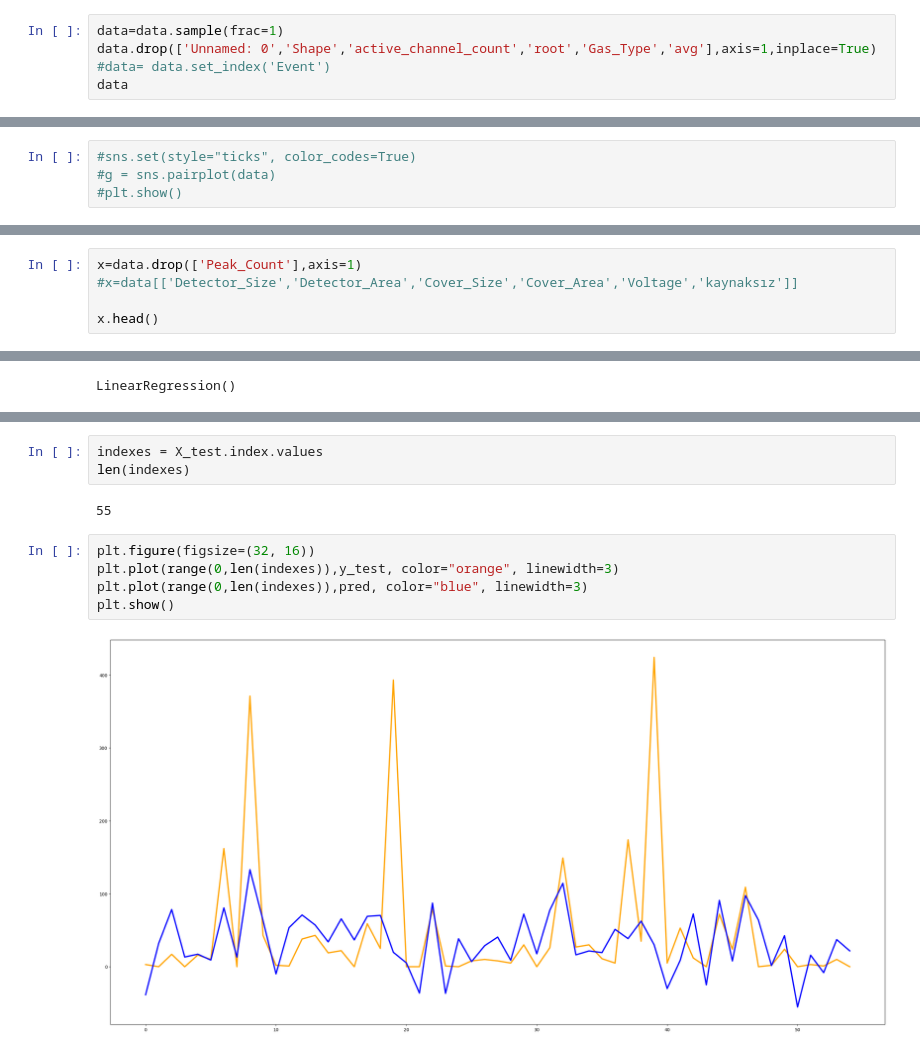
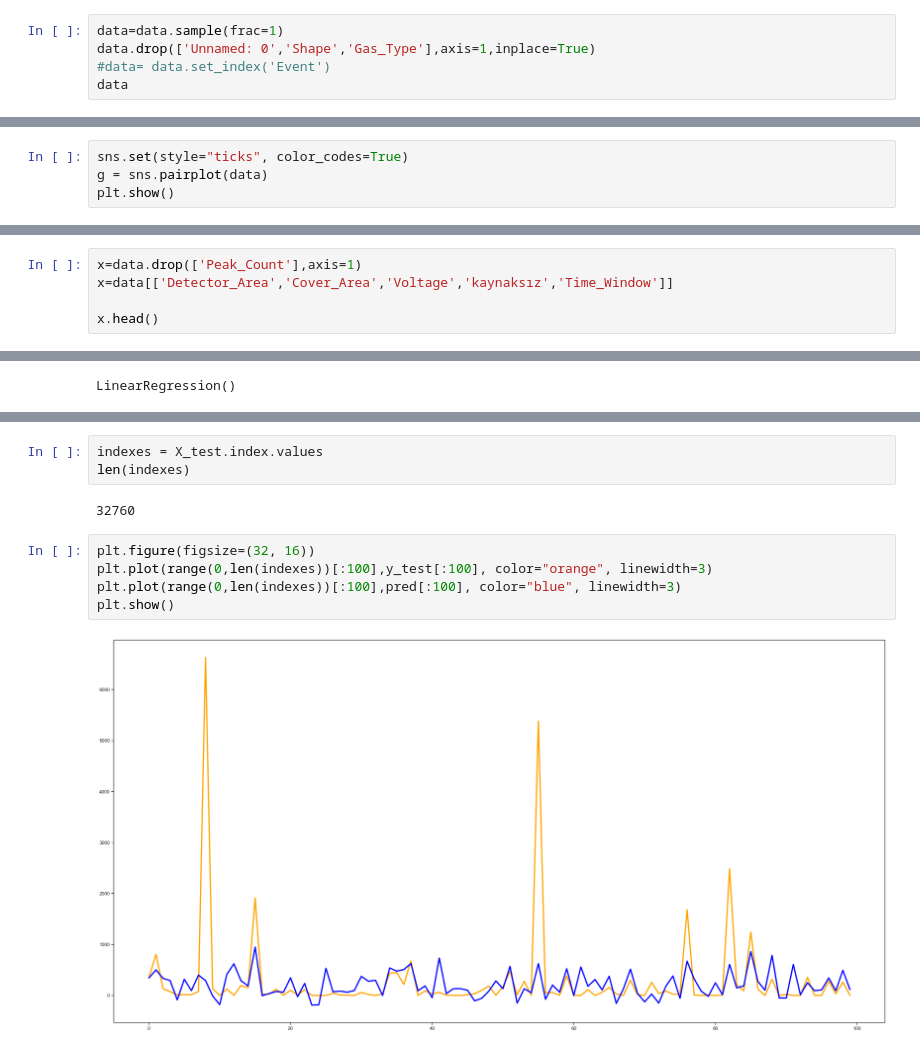
Before and after one commit to berkeryilmaz/HepML, a Jupyter notebook: rpc Ml.ipynb, the cells around one changed output, grey strips where cells are left out. Saved outputs shown, nothing was run; the diff lists cells and outputs as text.

Commit message:
data bölündü analiz yapıldı

```diff
--- a/rpc Ml.ipynb
+++ b/rpc Ml.ipynb
@@ -11,6 +19,6 @@ data=pd.read_csv('out.csv')
 # %%
 data=data.sample(frac=1)
-data.drop(['Unnamed: 0','Shape','active_channel_count','root','Gas_Type','avg'],axis=1,inplace=True)
+data.drop(['Unnamed: 0','Shape','Gas_Type'],axis=1,inplace=True)
 #data= data.set_index('Event')
 data
 # %% [output]
@@ -167,4 +175,4 @@ data.head()
 # %%
-#sns.set(style="ticks", color_codes=True)
-#g = sns.pairplot(data)
-#plt.show()
+sns.set(style="ticks", color_codes=True)
+g = sns.pairplot(data)
+plt.show()
@@ -219,7 +229,7 @@ corrM[abs(corrM['Peak_Count'])>0.1][['Peak_Count']]
 from sklearn.model_selection import train_test_split
 # %%
 x=data.drop(['Peak_Count'],axis=1)
-#x=data[['Detector_Size','Detector_Area','Cover_Size','Cover_Area','Voltage','kaynaksız']]
+x=data[['Detector_Area','Cover_Area','Voltage','kaynaksız','Time_Window']]
 
 x.head()
 # %% [output]
@@ -358,11 +330,11 @@ Name: Peak_Count, dtype: int64
 indexes = X_test.index.values
 len(indexes)
 # %% [output]
-55
+32760
 # %%
 plt.figure(figsize=(32, 16))
-plt.plot(range(0,len(indexes)),y_test, color="orange", linewidth=3)
-plt.plot(range(0,len(indexes)),pred, color="blue", linewidth=3)
+plt.plot(range(0,len(indexes))[:100],y_test[:100], color="orange", linewidth=3)
+plt.plot(range(0,len(indexes))[:100],pred[:100], color="blue", linewidth=3)
 plt.show()
 # %% [output]
-[figure, old version]
+[figure, new version]
```
Also changed, not shown: parts of 22 cells of this notebook, 1 other file.
